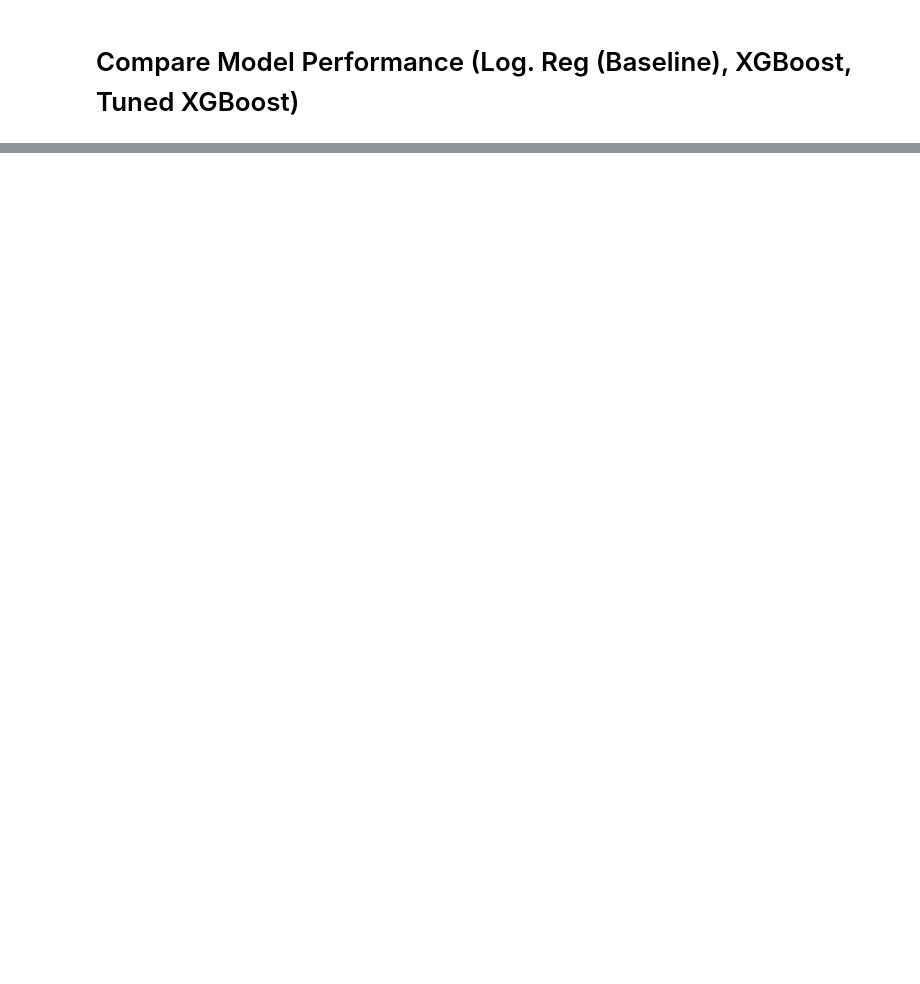
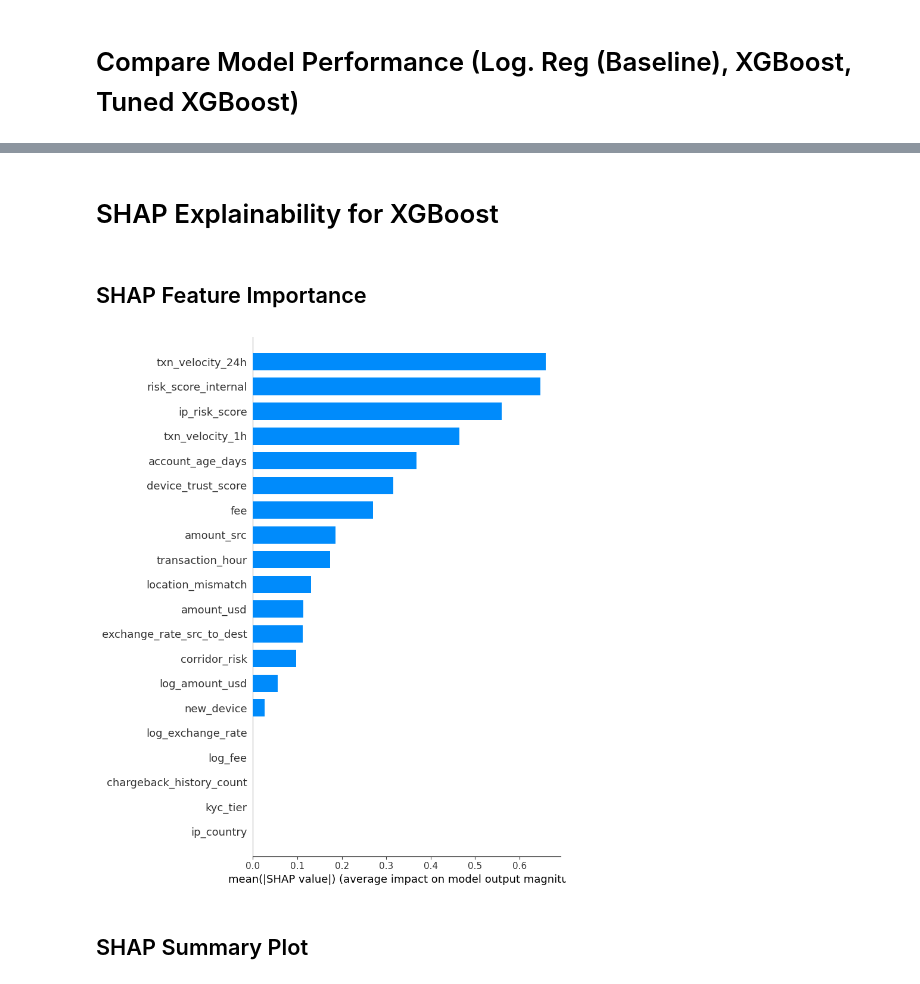
Before and after one commit to esosaomwanghe/Fraud_Detection_Project, a Jupyter notebook: notebook/model.ipynb, the cells around one changed output, grey strips where cells are left out. Cells and saved outputs as stored; diff of their text form; code cells hidden in the pictures; blank space fills up the shorter version.

```diff
--- a/notebook/model.ipynb
+++ b/notebook/model.ipynb
@@ -675,0 +858,2 @@ print(comparison_df)
+# %% [markdown]
+# SHAP Explainability for XGBoost
@@ -675,0 +864,21 @@ print(comparison_df)
+# %%
+# Use trained XGBoost model
+model_to_explain = xgb_model
+
+# Create SHAP explainer
+explainer = shap.TreeExplainer(model_to_explain)
+
+# Calculate SHAP values on test data
+shap_values = explainer.shap_values(X_test)
+# %% [markdown]
+## SHAP Feature Importance
+# %%
+shap.summary_plot(
+    shap_values,
+    X_test,
+    plot_type="bar"
+)
+# %% [output]
+[figure, added]
+# %% [markdown]
+## SHAP Summary Plot
```
Also changed, not shown: parts of 28 cells of this notebook.
